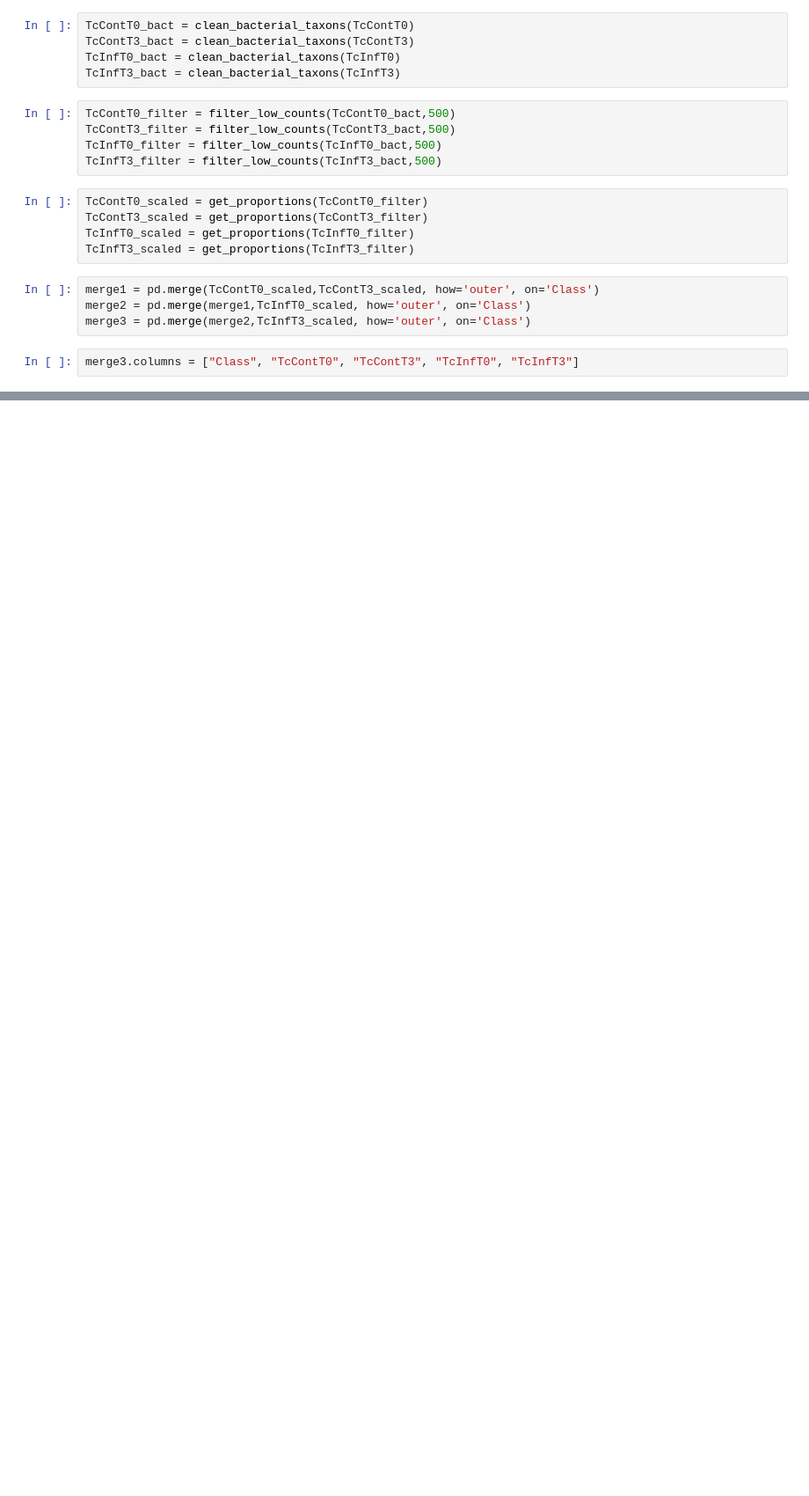
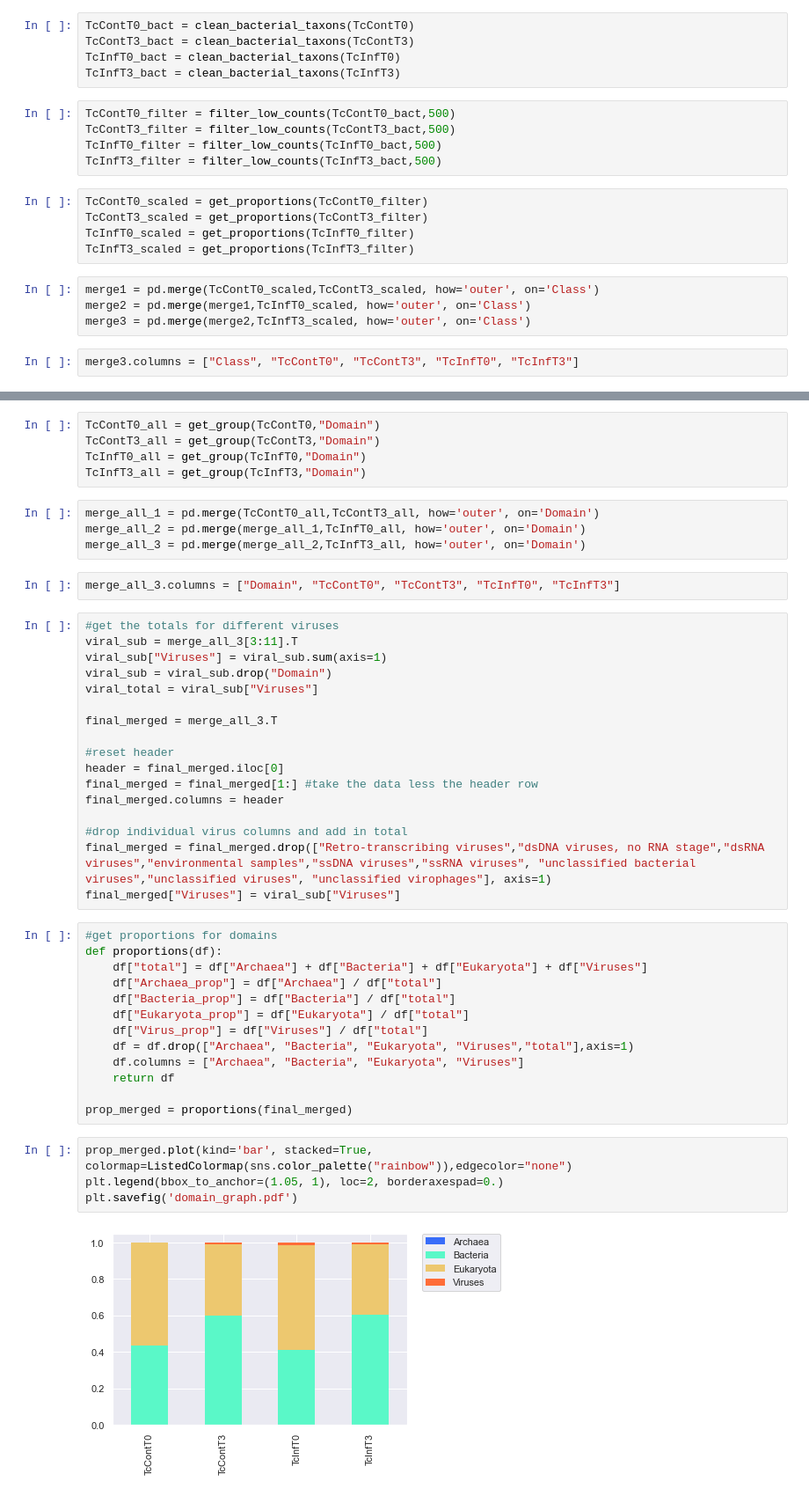
Before and after one commit to ntobias-85/metagenome-csbj-2020, a Jupyter notebook: Taxon Proportions.ipynb, the cells around one changed output, grey strips where cells are left out. Shown at 88% size. Cells and saved outputs as stored; diff of their text form; blank space fills up the shorter version.

Commit message:
Add files via upload
Updated for domain proportions

```diff
--- a/Taxon Proportions.ipynb
+++ b/Taxon Proportions.ipynb
@@ -87,0 +106,47 @@ plt.savefig('taxa_proportions.pdf')
+# %%
+TcContT0_all = get_group(TcContT0,"Domain")
+TcContT3_all = get_group(TcContT3,"Domain")
+TcInfT0_all = get_group(TcInfT0,"Domain")
+TcInfT3_all = get_group(TcInfT3,"Domain")
+# %%
+merge_all_1 = pd.merge(TcContT0_all,TcContT3_all, how='outer', on='Domain')
+merge_all_2 = pd.merge(merge_all_1,TcInfT0_all, how='outer', on='Domain')
+merge_all_3 = pd.merge(merge_all_2,TcInfT3_all, how='outer', on='Domain')
+# %%
+merge_all_3.columns = ["Domain", "TcContT0", "TcContT3", "TcInfT0", "TcInfT3"]
+# %%
+#get the totals for different viruses
+viral_sub = merge_all_3[3:11].T
+viral_sub["Viruses"] = viral_sub.sum(axis=1)
+viral_sub = viral_sub.drop("Domain")
+viral_total = viral_sub["Viruses"]
+
+final_merged = merge_all_3.T
+
+#reset header
+header = final_merged.iloc[0]
+final_merged = final_merged[1:] #take the data less the header row
+final_merged.columns = header
+
+#drop individual virus columns and add in total
+final_merged = final_merged.drop(["Retro-transcribing viruses","dsDNA viruses, no RNA stage","dsRNA viruses","environmental samples","ssDNA viruses","ssRNA viruses", "unclassified bacterial viruses","unclassified viruses", "unclassified virophages"], axis=1)
+final_merged["Viruses"] = viral_sub["Viruses"]
+# %%
+#get proportions for domains
+def proportions(df):
+    df["total"] = df["Archaea"] + df["Bacteria"] + df["Eukaryota"] + df["Viruses"]
+    df["Archaea_prop"] = df["Archaea"] / df["total"]
+    df["Bacteria_prop"] = df["Bacteria"] / df["total"]
+    df["Eukaryota_prop"] = df["Eukaryota"] / df["total"]
+    df["Virus_prop"] = df["Viruses"] / df["total"]
+    df = df.drop(["Archaea", "Bacteria", "Eukaryota", "Viruses","total"],axis=1)
+    df.columns = ["Archaea", "Bacteria", "Eukaryota", "Viruses"]
+    return df
+
+prop_merged = proportions(final_merged)
+# %%
+prop_merged.plot(kind='bar', stacked=True, colormap=ListedColormap(sns.color_palette("rainbow")),edgecolor="none")
+plt.legend(bbox_to_anchor=(1.05, 1), loc=2, borderaxespad=0.)
+plt.savefig('domain_graph.pdf')
+# %% [output]
+[figure, added]
```
Also changed, not shown: parts of 4 cells of this notebook.
